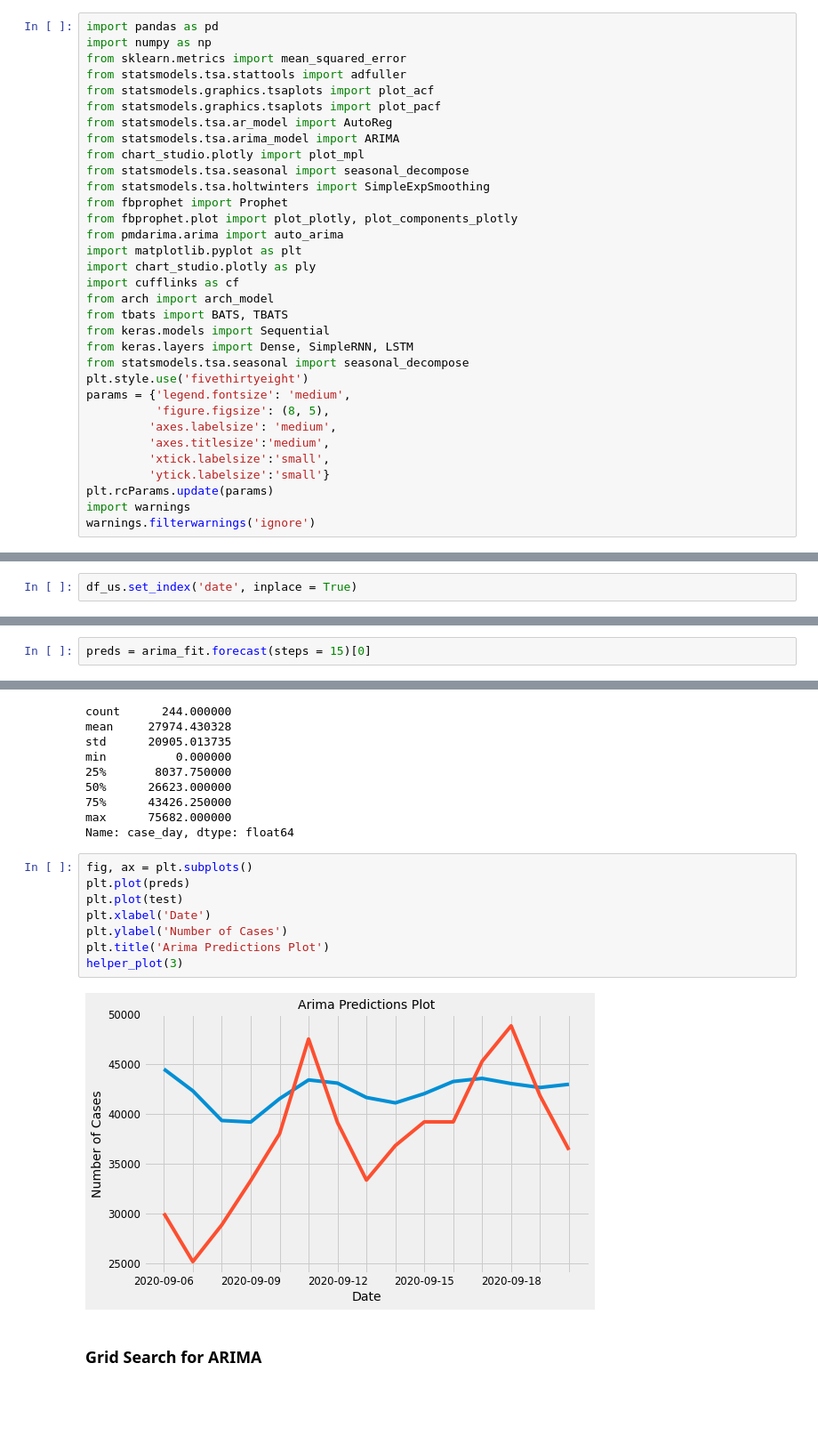
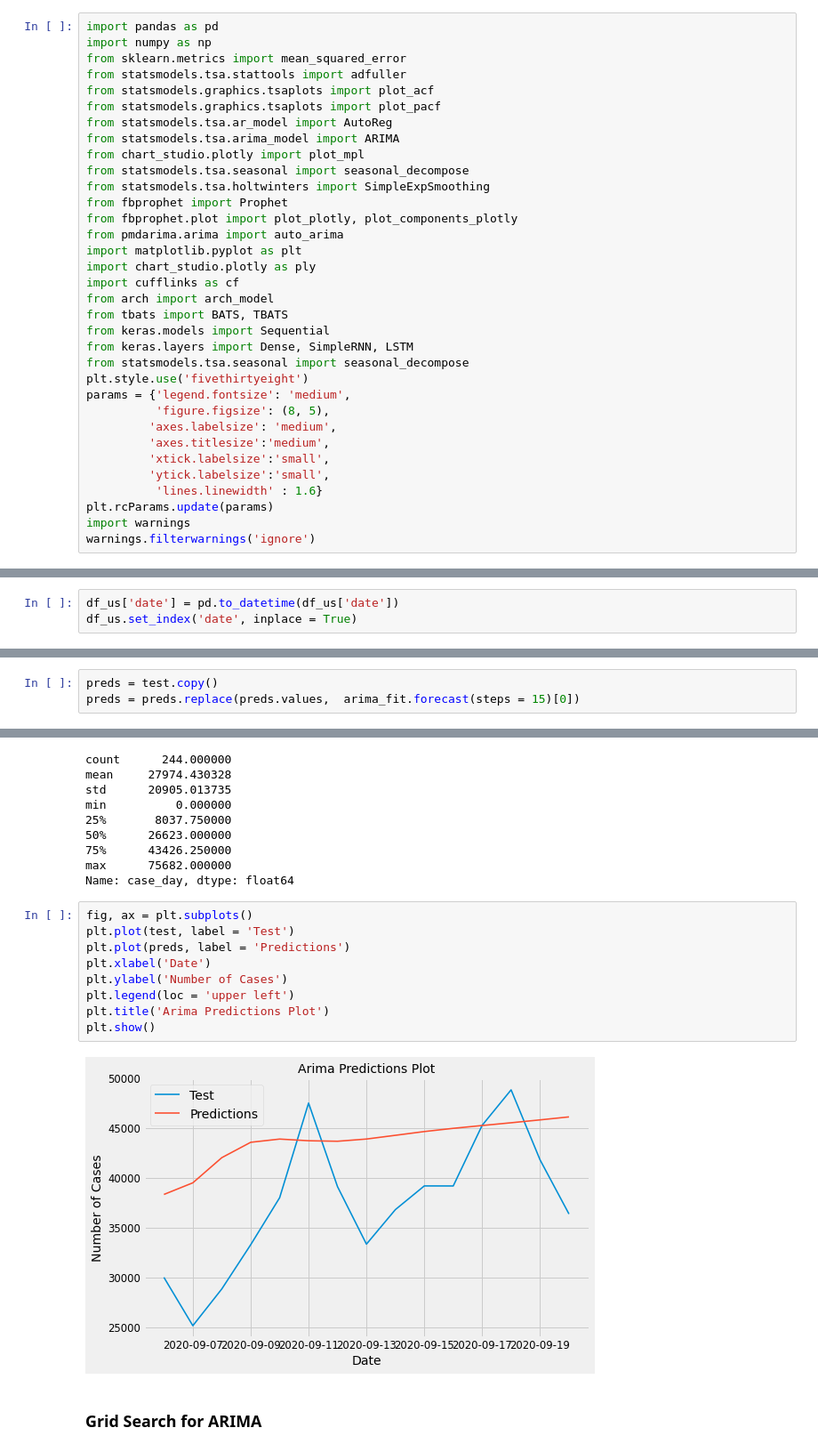
Before and after one commit to jagan-singh/covid-forecasting, a Jupyter notebook: us_cases.ipynb, the cells around one changed output, grey strips where cells are left out. Shown at 89% size. Cells and saved outputs as stored; diff of their text form; blank space fills up the shorter version.

```diff
--- a/us_cases.ipynb
+++ b/us_cases.ipynb
@@ -27,7 +27,8 @@ params = {'legend.fontsize': 'medium',
          'axes.labelsize': 'medium',
          'axes.titlesize':'medium',
          'xtick.labelsize':'small',
-         'ytick.labelsize':'small'}
+         'ytick.labelsize':'small',
+          'lines.linewidth' : 1.6}
 plt.rcParams.update(params)
 import warnings
 warnings.filterwarnings('ignore')
@@ -36,4 +44,5 @@ df_us = pd.read_csv('us.csv')
 # %%
+df_us['date'] = pd.to_datetime(df_us['date'])
 df_us.set_index('date', inplace = True)
 # %%
 df_us.shape
@@ -256,5 +256,6 @@ plt.show()
 # %%
-preds = arima_fit.forecast(steps = 15)[0]
+preds = test.copy()
+preds = preds.replace(preds.values,  arima_fit.forecast(steps = 15)[0])
 # %%
 preds
 # %% [output]
@@ -280,14 +294,15 @@ max      75682.000000
 Name: case_day, dtype: float64
 # %%
 fig, ax = plt.subplots()
-plt.plot(preds)
-plt.plot(test)
+plt.plot(test, label = 'Test')
+plt.plot(preds, label = 'Predictions')
 plt.xlabel('Date')
 plt.ylabel('Number of Cases')
+plt.legend(loc = 'upper left')
 plt.title('Arima Predictions Plot')
-helper_plot(3)
+plt.show()
 # %% [output]
-[figure, old version]
+[figure, new version]
 # %% [markdown]
 ### Grid Search for ARIMA
 # %% [raw]
```
Also changed, not shown: parts of 56 cells of this notebook, 1 other file.
